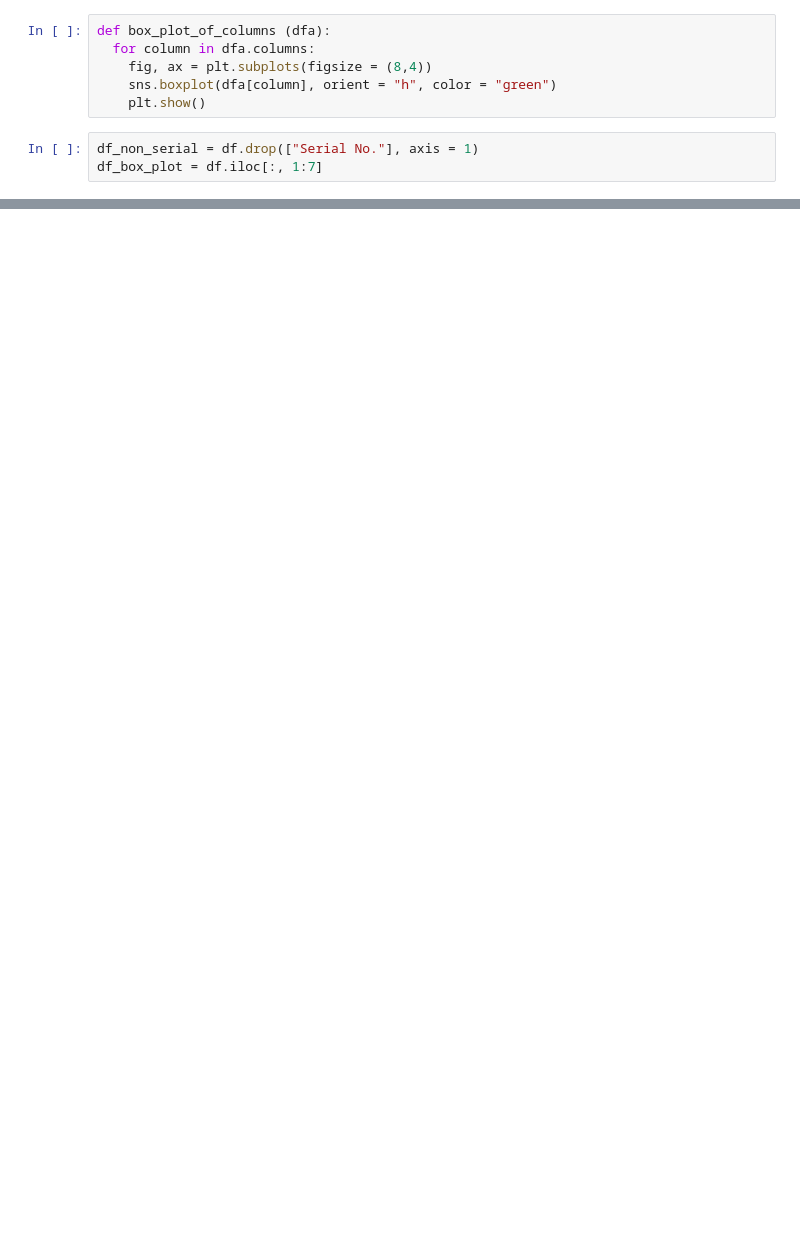
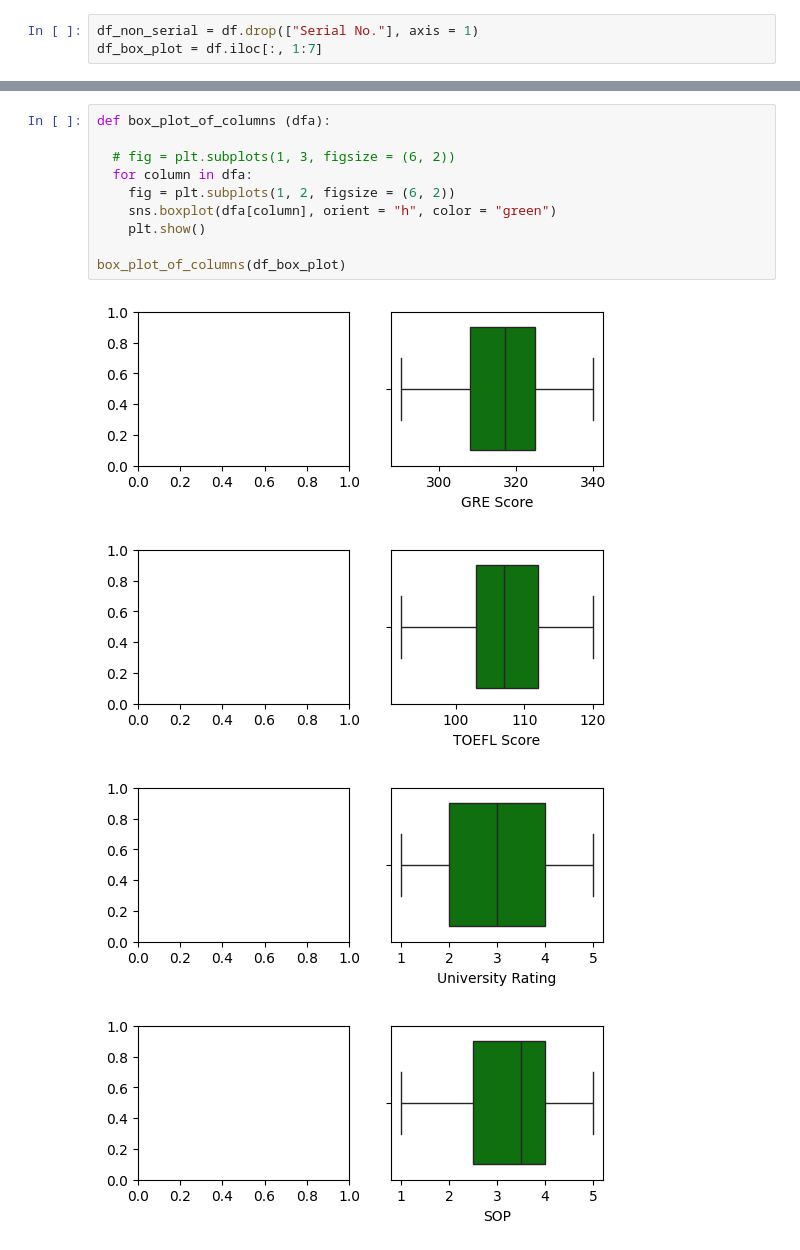
Before and after one commit to akshayabhale1406/SCLR_Jamboree_Education_Linear_Regression, a Jupyter notebook: Jamboree_Education_Linear_Regression.ipynb, the cells around one changed output, grey strips where cells are left out. Cells and saved outputs as stored; diff of their text form; blank space fills up the shorter version.

```diff
--- a/Jamboree_Education_Linear_Regression.ipynb
+++ b/Jamboree_Education_Linear_Regression.ipynb
@@ -47,12 +47,6 @@ df.describe()
 | 50% | 250.500000 | 317.000000 | 107.000000 | 3.000000 | 3.500000 | 3.50000 | 8.560000 | 1.000000 | ... |
 | 75% | 375.250000 | 325.000000 | 112.000000 | 4.000000 | 4.000000 | 4.00000 | 9.040000 | 1.000000 | ... |
 | max | 500.000000 | 340.000000 | 120.000000 | 5.000000 | 5.000000 | 5.00000 | 9.920000 | 1.000000 | ... |
-# %%
-def box_plot_of_columns (dfa):
-  for column in dfa.columns:
-    fig, ax = plt.subplots(figsize = (8,4))
-    sns.boxplot(dfa[column], orient = "h", color = "green")
-    plt.show()
 # %%
 df_non_serial = df.drop(["Serial No."], axis = 1)
 df_box_plot = df.iloc[:, 1:7]
@@ -67,0 +74,15 @@ box_plot_of_columns(df_box_plot)
+# %%
+def box_plot_of_columns (dfa):
+
+  # fig = plt.subplots(1, 3, figsize = (6, 2))
+  for column in dfa:
+    fig = plt.subplots(1, 2, figsize = (6, 2))
+    sns.boxplot(dfa[column], orient = "h", color = "green")
+    plt.show()
+
+box_plot_of_columns(df_box_plot)
+# %% [output]
+[figure, added]
+[figure, added]
+[figure, added]
+[figure, added]
```
Also changed, not shown: parts of 10 cells of this notebook.
